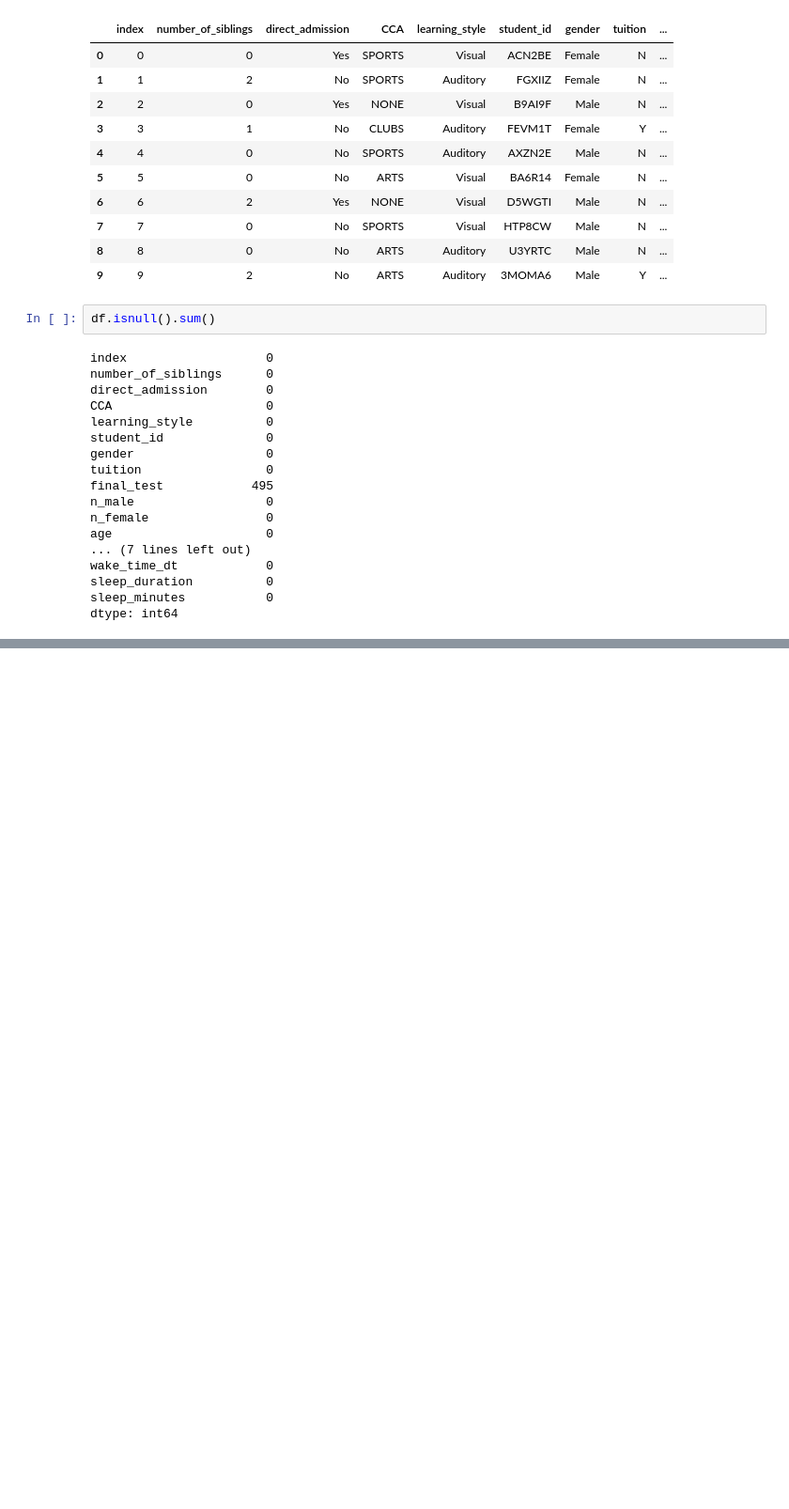
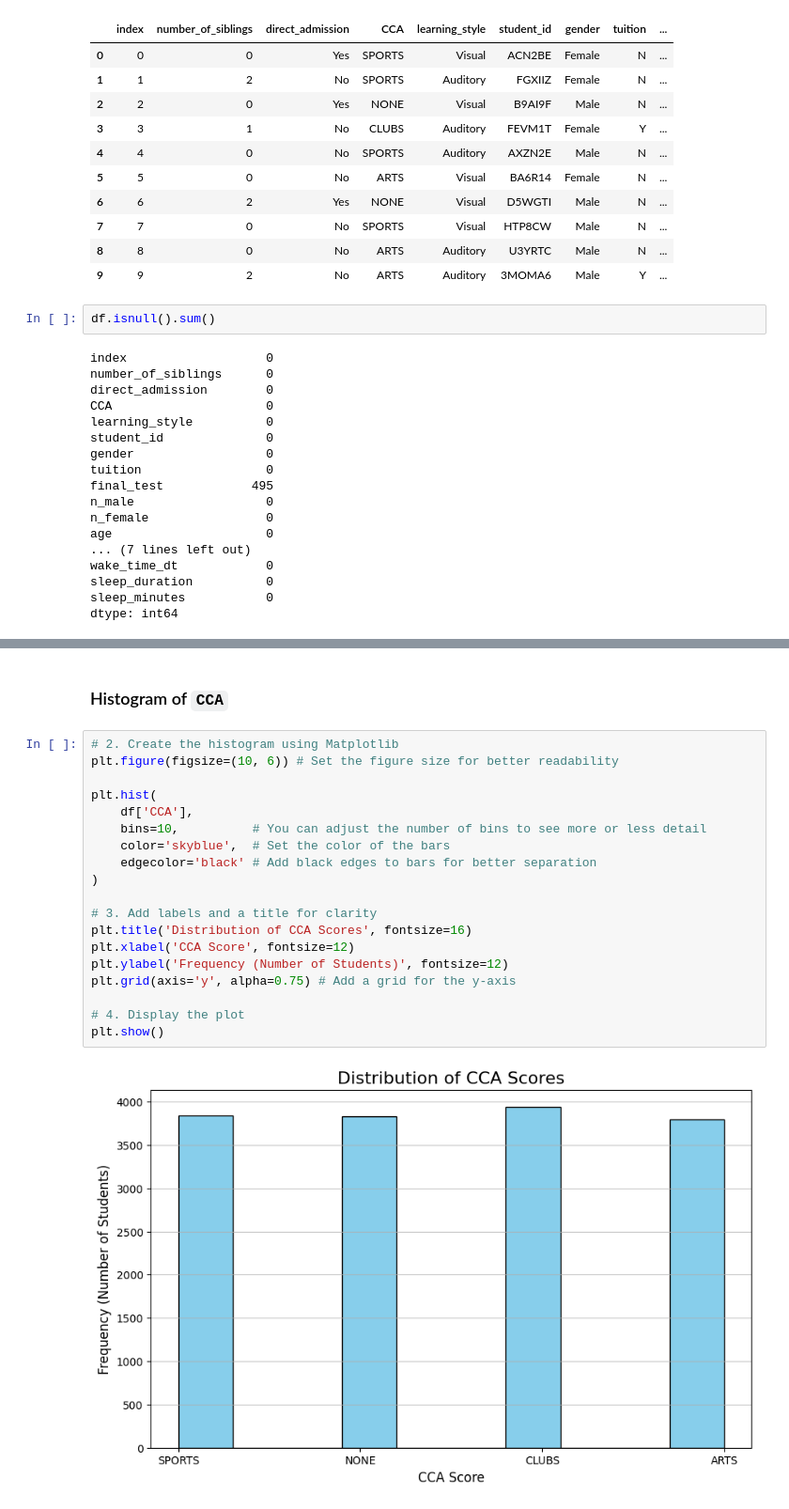
Before and after one commit to dingaroo/aiap_foundation_self_practice, a Jupyter notebook: eda.ipynb, the cells around one changed output, grey strips where cells are left out. Shown: that part at 94% size. Cells and saved outputs as stored; diff of their text form; blank space fills up the shorter version.

```diff
--- a/eda.ipynb
+++ b/eda.ipynb
@@ -333,0 +407,23 @@ np.int64(0)
+# %% [markdown]
+### Histogram of `CCA`
+# %%
+# 2. Create the histogram using Matplotlib
+plt.figure(figsize=(10, 6)) # Set the figure size for better readability
+
+plt.hist(
+    df['CCA'],
+    bins=10,          # You can adjust the number of bins to see more or less detail
+    color='skyblue',  # Set the color of the bars
+    edgecolor='black' # Add black edges to bars for better separation
+)
+
+# 3. Add labels and a title for clarity
+plt.title('Distribution of CCA Scores', fontsize=16)
+plt.xlabel('CCA Score', fontsize=12)
+plt.ylabel('Frequency (Number of Students)', fontsize=12)
+plt.grid(axis='y', alpha=0.75) # Add a grid for the y-axis
+
+# 4. Display the plot
+plt.show()
+# %% [output]
+[figure, added]
```
Also changed, not shown: parts of 27 cells of this notebook.
